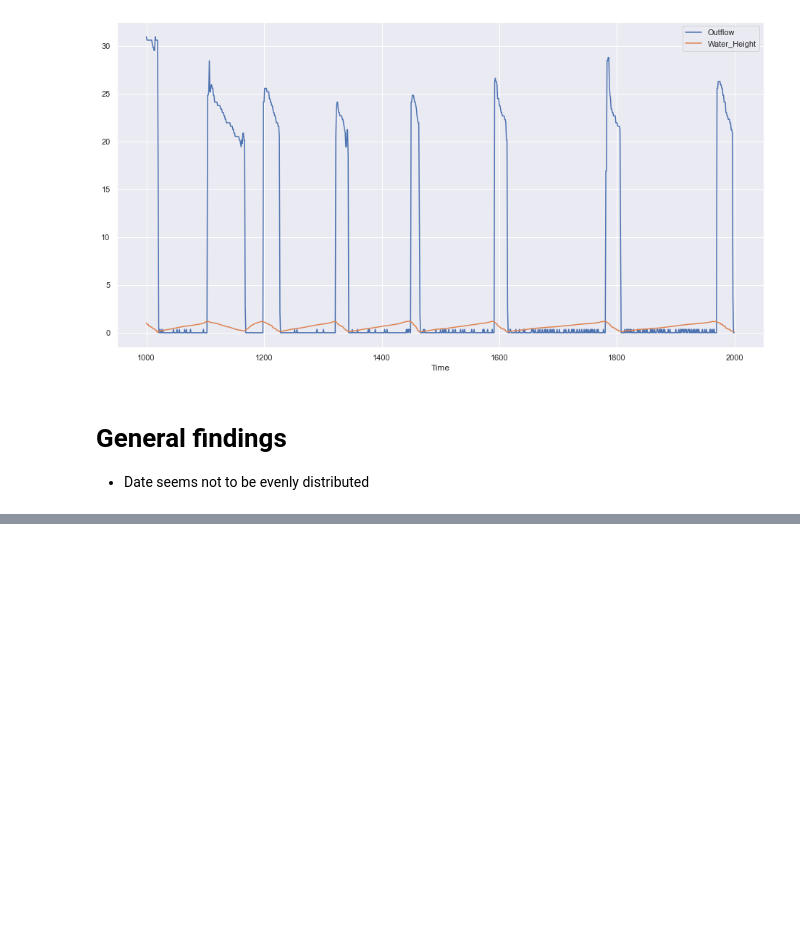
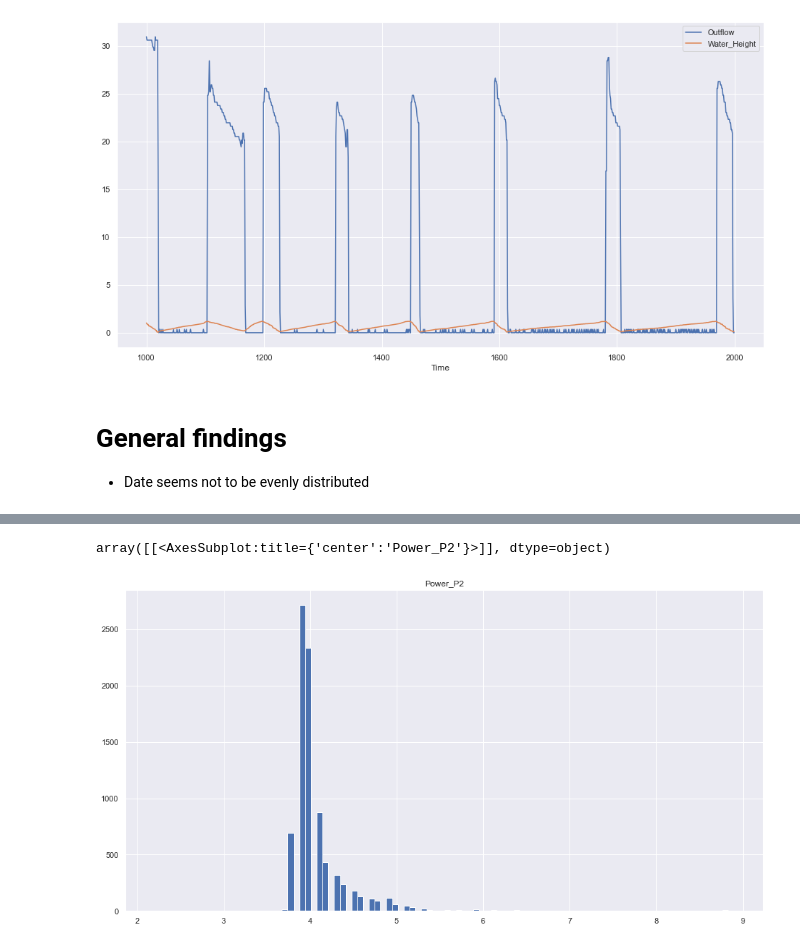
Before and after one commit to wybrenoppedijk/Master-Thesis, a Jupyter notebook: data_analysis/Inspection PS_234.ipynb, the cells around one changed output, grey strips where cells are left out. Cells and saved outputs as stored; diff of their text form; code cells hidden in the pictures; blank space fills up the shorter version.

```diff
--- a/data_analysis/Inspection PS_234.ipynb
+++ b/data_analysis/Inspection PS_234.ipynb
@@ -84,0 +90,5 @@ profile.to_notebook_iframe()
+# %%
+pump[(pump.Power_P2 > 0.5) & (pump.Power_P2 < 10)].hist(column="Power_P2", bins=100)
+# %% [output]
+array([[<AxesSubplot:title={'center':'Power_P2'}>]], dtype=object)
+[figure, added]
```
Also changed, not shown: parts of 2 cells of this notebook, 7 other files.
